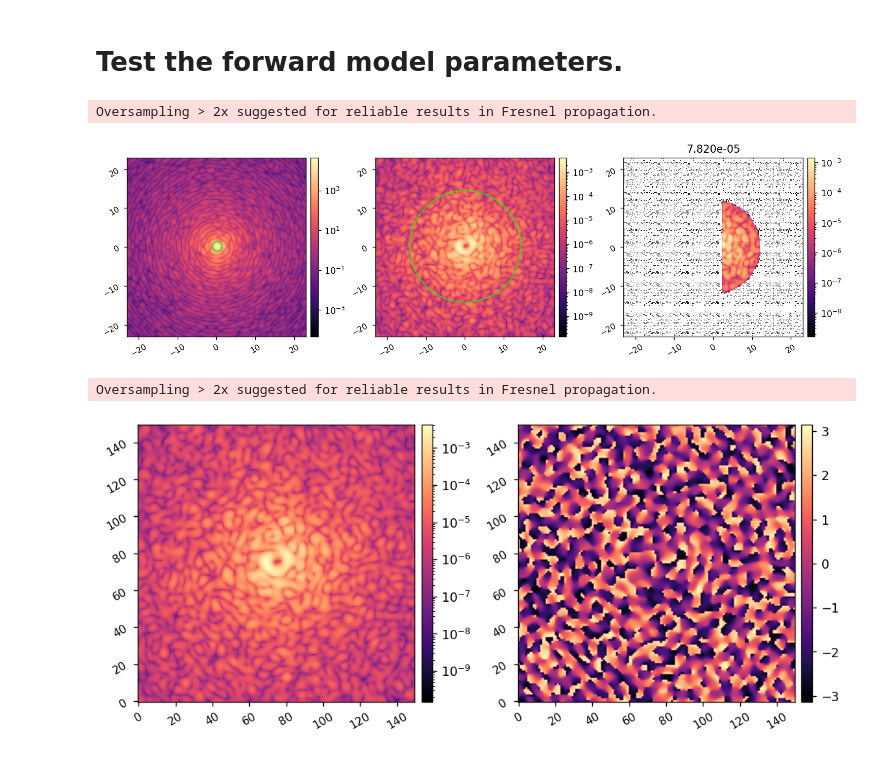
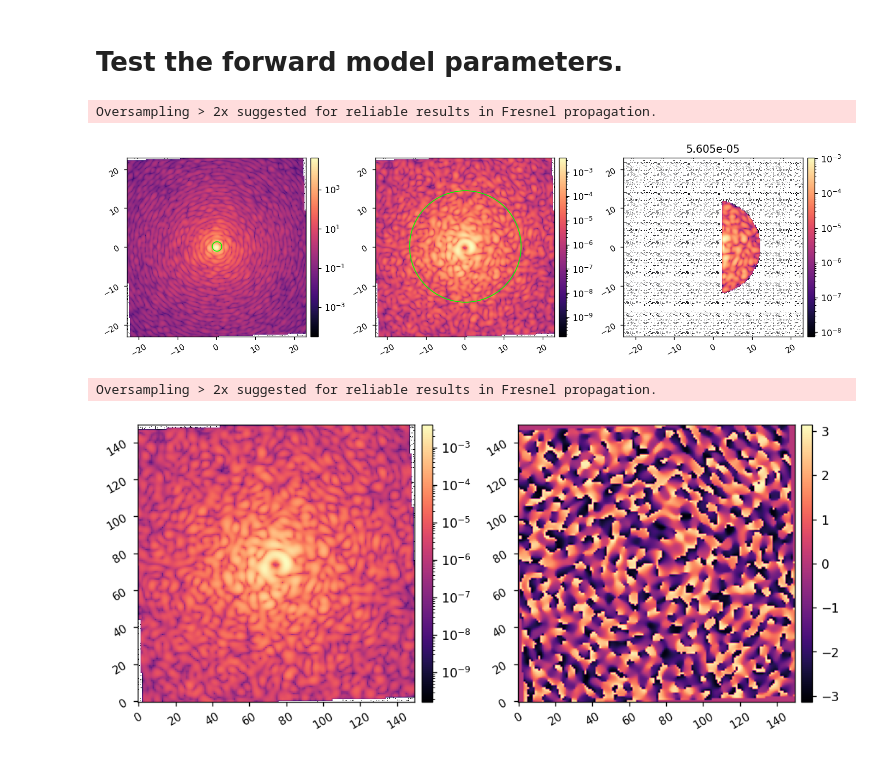
Before and after one commit to uasal/scoob-psf, a Jupyter notebook: notebooks/scoobpsf_rmad_adefc.ipynb, the cells around one changed output. Drawn from its saved outputs; the diff is of its cells as text; code cells hidden in the pictures.

```diff
--- a/notebooks/scoobpsf_rmad_adefc.ipynb
+++ b/notebooks/scoobpsf_rmad_adefc.ipynb
@@ -28,14 +28,17 @@ imshow2(wfe_amp, wfe_phs)
 # Test the forward model parameters.
 # %%
 reload(rmad)
-I = rmad.MODEL()
+I = rmad.MODEL(
+    dm_beam_diam=9.4*u.mm,
+    lyot_pupil_diam=9.4*u.mm,
+    dm_shift=np.array([0,0])*u.mm,
+    lyot_shift=np.array([0,0.3])*u.mm,
+)
 I.WFE = WFE
-I.dm_shift = np.array([0, 0])*u.mm
-I.lyot_shift = np.array([0,0])*u.mm
 
 I.reverse_lyot = 1
 I.flip_lyot = 1
-# I.det_rotation = 178
+I.det_rotation = 178
 
 I.setattr('use_vortex', False)
 ref_psf = I.snap()
@@ -56,26 +59,31 @@ imshow3(ref_psf, ref_coro_im, ref_coro_im*control_mask, '', '', f'{mean_ni:.3e}'
         patches2=[Circle(psf_center, I.control_rad, fill=False, color='lime')])
 # %% [output]
 Oversampling > 2x suggested for reliable results in Fresnel propagation.
-[figure, old version]
+[figure, new version]
 # %%
 reload(rmad)
 reload(scoobpsf.dm)
-M = rmad.MODEL()
+M = rmad.MODEL(
+    dm_beam_diam=9.4*u.mm,
+    lyot_pupil_diam=9.4*u.mm,
+    dm_shift=np.array([0,0])*u.mm,
+    lyot_shift=np.array([0,0.3])*u.mm,
+)
 M.WFE = WFE
 
 M.reverse_lyot = 1
 M.flip_lyot = 1
-# M.det_rotation = 178
+M.det_rotation = 178
 
 M.setattr('use_vortex', False)
 ref_psf = M.snap()
 M.setattr('Imax_ref', xp.max(ref_psf))
 
 fpwf = M.forward(xp.zeros(M.dm_shape)[M.dm_mask], use_vortex=True)
 imshow2(xp.abs(fpwf)**2, xp.angle(fpwf), lognorm1=True)
 # %% [output]
 Oversampling > 2x suggested for reliable results in Fresnel propagation.
-[figure, old version]
+[figure, new version]
 # %%
 I.zero_dm()
 all_ims = []
```
Also changed, not shown: parts of 4 cells of this notebook, 1 other file.
